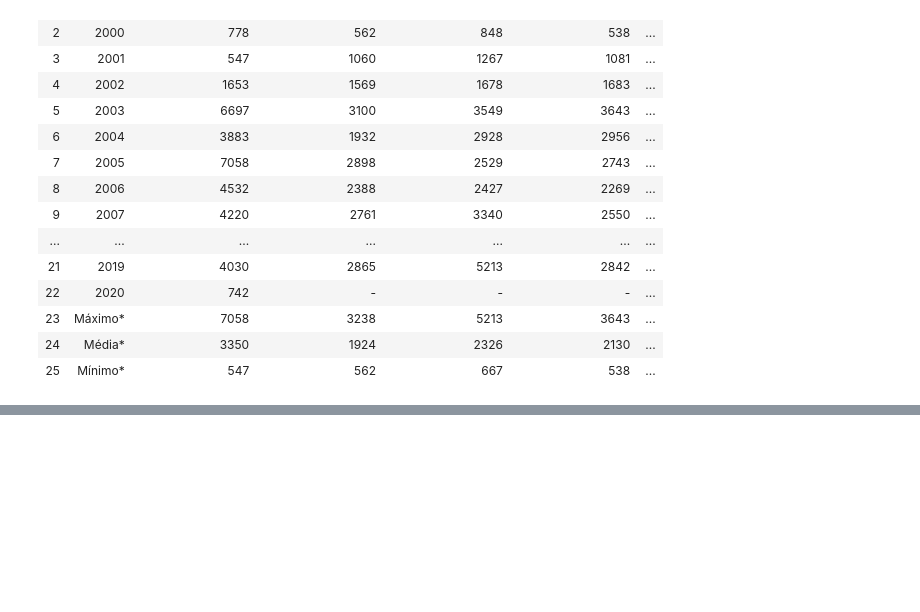
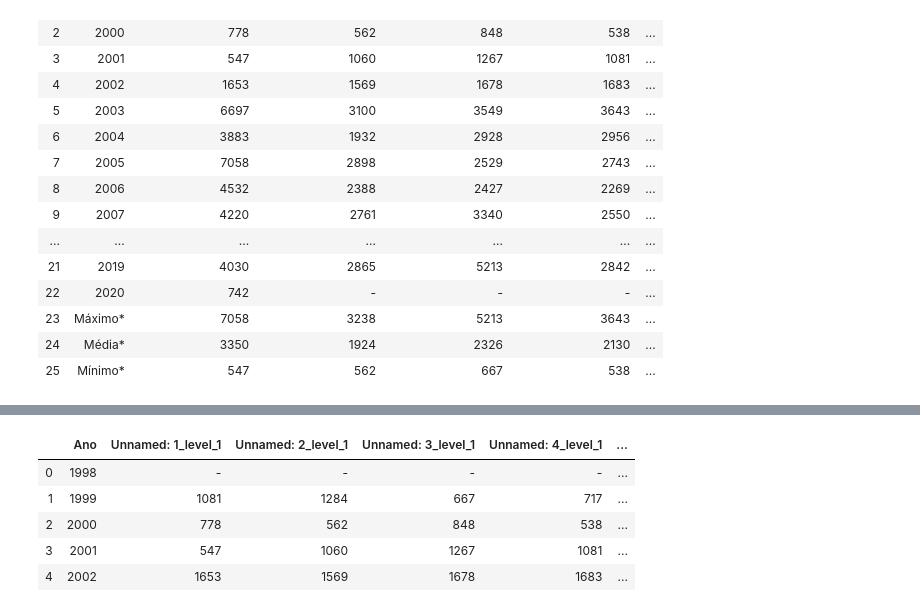
Before and after one commit to lourdesrm/ETL-project, a Jupyter notebook: Data_source/web-scraping.ipynb, the cells around one changed output, grey strips where cells are left out. Saved outputs shown, nothing was run; the diff lists cells and outputs as text; code cells hidden in the pictures; blank space fills up the shorter version.

```diff
--- a/Data_source/web-scraping.ipynb
+++ b/Data_source/web-scraping.ipynb
@@ -232,0 +253,9 @@ table_br
+# %%
+table_br.head()
+# %% [output]
+|  | Ano | Unnamed: 1_level_1 | Unnamed: 2_level_1 | Unnamed: 3_level_1 | Unnamed: 4_level_1 | ... |
+| 0 | 1998 | - | - | - | - | ... |
+| 1 | 1999 | 1081 | 1284 | 667 | 717 | ... |
+| 2 | 2000 | 778 | 562 | 848 | 538 | ... |
+| 3 | 2001 | 547 | 1060 | 1267 | 1081 | ... |
+| 4 | 2002 | 1653 | 1569 | 1678 | 1683 | ... |
```
Also changed, not shown: parts of 7 cells of this notebook.
